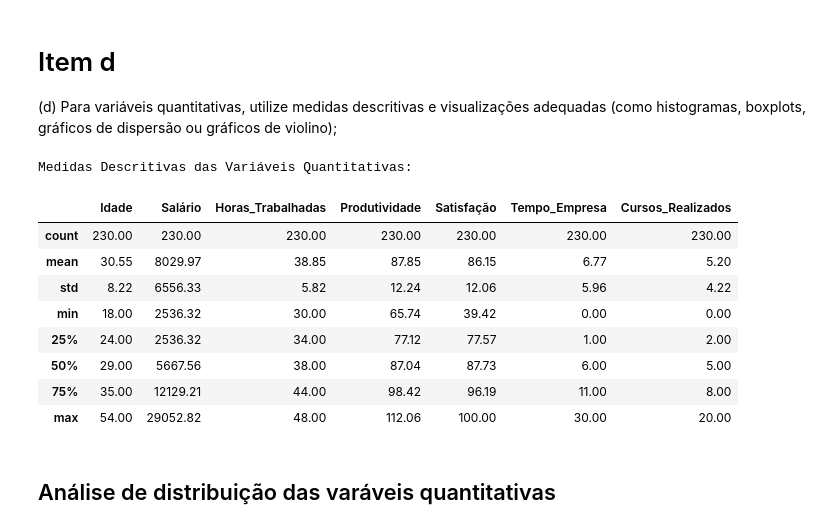
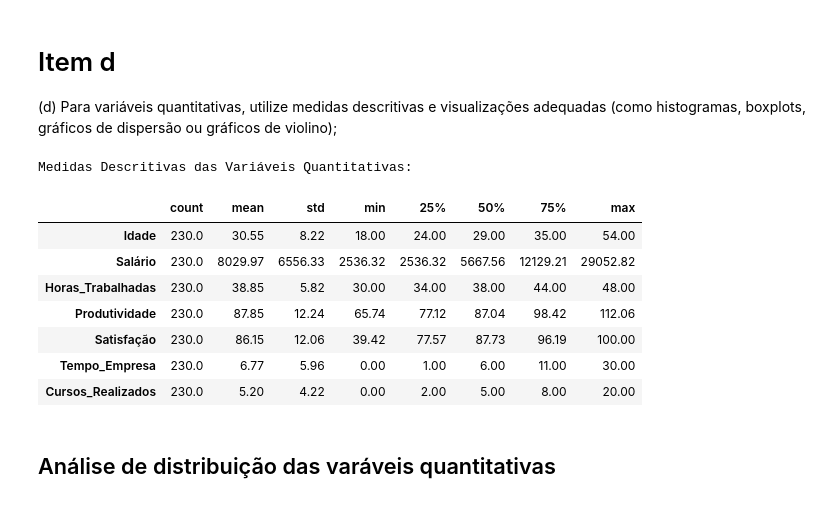
Before and after one commit to pedrocovisi/dados_e_decisoes, a Jupyter notebook: dados_e_decisoes.ipynb, the cells around one changed output. Saved outputs shown, nothing was run; the diff lists cells and outputs as text; code cells hidden in the pictures.

```diff
--- a/dados_e_decisoes.ipynb
+++ b/dados_e_decisoes.ipynb
@@ -38,7 +38,7 @@ print(median_prod)
 def classificar_produtividade(Produtividade):
     if Produtividade > median_prod:
         return "Alta"
-    elif Produtividade < median_prod:
+    elif Produtividade <= median_prod:
         return "Baixa"
 
 df['Produtividade_bin'] = df['Produtividade'].apply(classificar_produtividade)
@@ -135,21 +135,20 @@ Notamos que há um equilíbrio entre funcionários com baixa e alta produtividad
 (d) Para variáveis quantitativas, utilize medidas descritivas e visualizações adequadas (como histogramas, boxplots, gráficos de dispersão ou gráficos de violino);
 # %%
 quantitativas = ['Idade', 'Salário', 'Horas_Trabalhadas', 'Produtividade', 'Satisfação','Tempo_Empresa', 'Cursos_Realizados']
-tabela_descritiva = df[quantitativas].describe().round(2)
+tabela_descritiva = df[quantitativas].describe().round(2).T
 
 print("Medidas Descritivas das Variáveis Quantitativas:")
 tabela_descritiva
 # %% [output]
 Medidas Descritivas das Variáveis Quantitativas:
-|  | Idade | Salário | Horas_Trabalhadas | Produtividade | Satisfação | Tempo_Empresa | Cursos_Realizados |
-| count | 230.00 | 230.00 | 230.00 | 230.00 | 230.00 | 230.00 | 230.00 |
-| mean | 30.55 | 8029.97 | 38.85 | 87.85 | 86.15 | 6.77 | 5.20 |
-| std | 8.22 | 6556.33 | 5.82 | 12.24 | 12.06 | 5.96 | 4.22 |
-| min | 18.00 | 2536.32 | 30.00 | 65.74 | 39.42 | 0.00 | 0.00 |
-| 25% | 24.00 | 2536.32 | 34.00 | 77.12 | 77.57 | 1.00 | 2.00 |
-| 50% | 29.00 | 5667.56 | 38.00 | 87.04 | 87.73 | 6.00 | 5.00 |
-| 75% | 35.00 | 12129.21 | 44.00 | 98.42 | 96.19 | 11.00 | 8.00 |
-| max | 54.00 | 29052.82 | 48.00 | 112.06 | 100.00 | 30.00 | 20.00 |
+|  | count | mean | std | min | 25% | 50% | 75% | max |
+| Idade | 230.0 | 30.55 | 8.22 | 18.00 | 24.00 | 29.00 | 35.00 | 54.00 |
+| Salário | 230.0 | 8029.97 | 6556.33 | 2536.32 | 2536.32 | 5667.56 | 12129.21 | 29052.82 |
+| Horas_Trabalhadas | 230.0 | 38.85 | 5.82 | 30.00 | 34.00 | 38.00 | 44.00 | 48.00 |
+| Produtividade | 230.0 | 87.85 | 12.24 | 65.74 | 77.12 | 87.04 | 98.42 | 112.06 |
+| Satisfação | 230.0 | 86.15 | 12.06 | 39.42 | 77.57 | 87.73 | 96.19 | 100.00 |
+| Tempo_Empresa | 230.0 | 6.77 | 5.96 | 0.00 | 1.00 | 6.00 | 11.00 | 30.00 |
+| Cursos_Realizados | 230.0 | 5.20 | 4.22 | 0.00 | 2.00 | 5.00 | 8.00 | 20.00 |
 # %% [markdown]
 ## Análise de distribuição das varáveis quantitativas
 # %%
```
Also changed, not shown: parts of 12 cells of this notebook.
